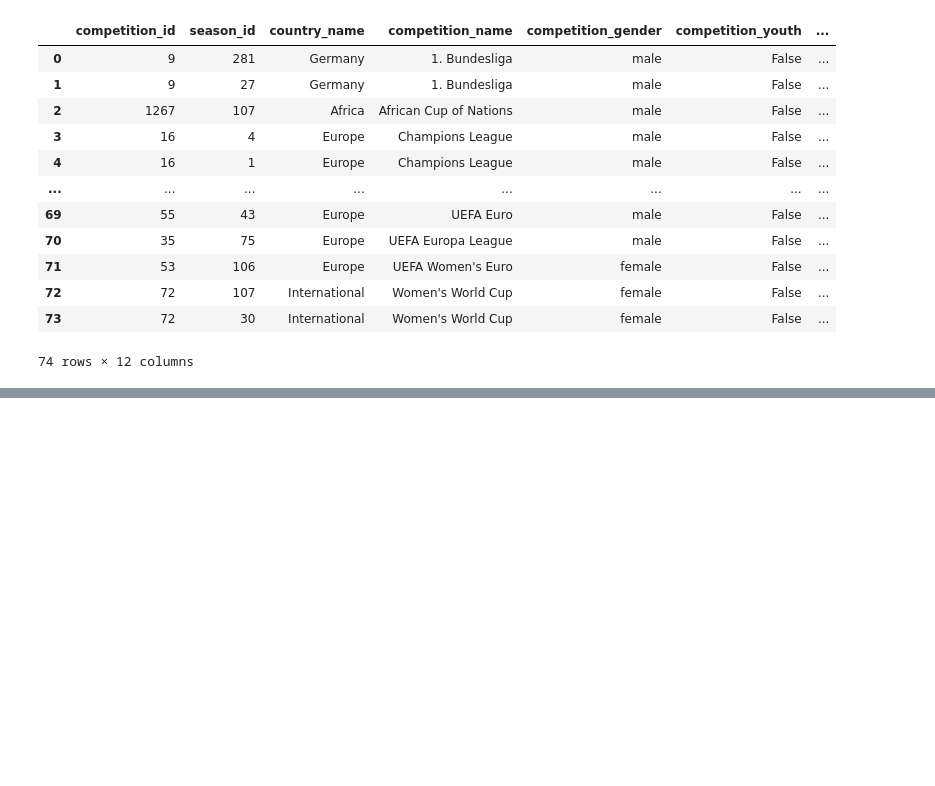
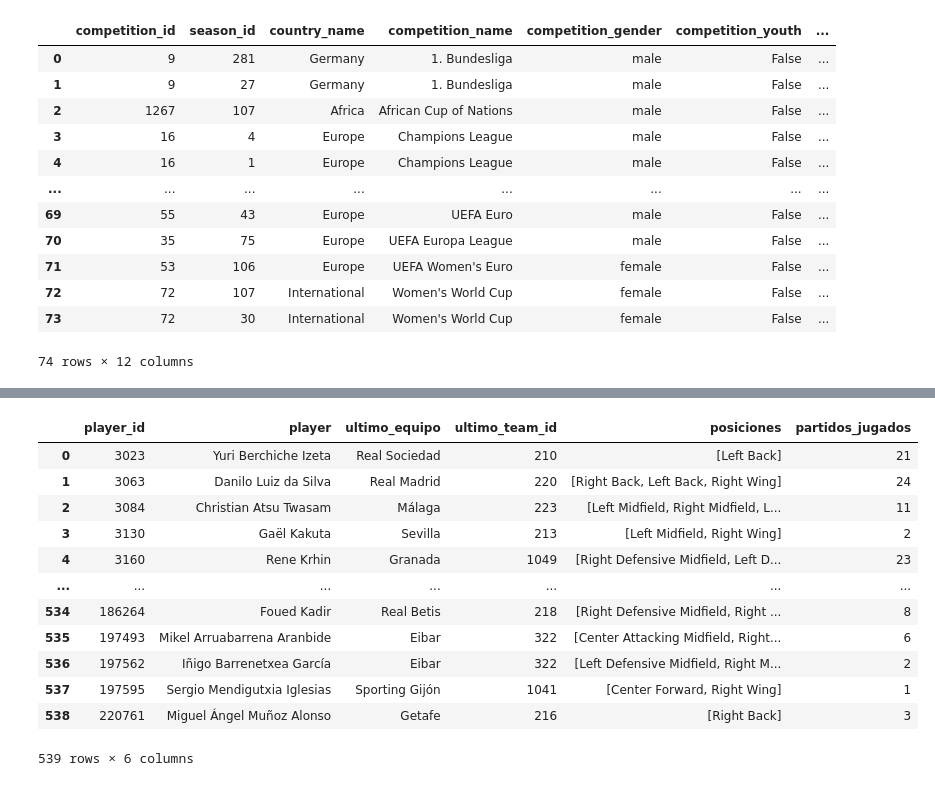
Before and after one commit to Germiprogramer/TFG-Agente-de-Scouting, a Jupyter notebook: laliga_16.ipynb, the cells around one changed output, grey strips where cells are left out. Cells and saved outputs as stored; diff of their text form; code cells hidden in the pictures; blank space fills up the shorter version.

```diff
--- a/laliga_16.ipynb
+++ b/laliga_16.ipynb
@@ -99,7 +119,7 @@ ligas_16
 eventos_lista = []
 
 # Descargar eventos de cada partido
-for match_id in seriea_16['match_id']:
+for match_id in laliga_16['match_id']:
 
         eventos = sb.events(match_id=match_id)
         eventos['match_id'] = match_id  # Añadir identificador de partido
@@ -107,7 +127,7 @@ for match_id in seriea_16['match_id']:
 
 
 # Unir todos los DataFrames en uno solo
-df_eventos = pd.concat(eventos_lista, ignore_index=True)
+eventos_laliga_16 = pd.concat(eventos_lista, ignore_index=True)
 
 # Guardar como archivo CSV
 #df_eventos.to_csv('eventos_seriea_2016.csv', index=False)
@@ -115,0 +144,45 @@ partido = sb.events(match_id=266557)
+# %%
+def perfil_jugadores(df_eventos):
+    # Eliminar eventos sin jugador
+    df = df_eventos.dropna(subset=['player_id', 'player']).copy()
+
+    # Lista para guardar los resultados
+    perfiles = []
+
+    # Agrupar por jugador
+    for player_id, grupo in df.groupby('player_id'):
+        nombre = grupo['player'].iloc[-1]
+        ultimo_equipo = grupo['team'].dropna().iloc[-1] if 'team' in grupo else None
+        ultimo_team_id = grupo['team_id'].dropna().iloc[-1] if 'team_id' in grupo else None
+        posiciones = grupo['position'].dropna().unique().tolist()
+        partidos_jugados = grupo['match_id'].nunique()  # contar partidos únicos
+
+        perfiles.append({
+            'player_id': int(player_id),
+            'player': nombre,
+            'ultimo_equipo': ultimo_equipo,
+            'ultimo_team_id': ultimo_team_id,
+            'posiciones': posiciones,
+            'partidos_jugados': partidos_jugados
+        })
+
+    return pd.DataFrame(perfiles)
+
+
+perfiles_jugadores = perfil_jugadores(eventos_laliga_16)
+# %%
+perfiles_jugadores
+# %% [output]
+|  | player_id | player | ultimo_equipo | ultimo_team_id | posiciones | partidos_jugados |
+| 0 | 3023 | Yuri Berchiche Izeta | Real Sociedad | 210 | [Left Back] | 21 |
+| 1 | 3063 | Danilo Luiz da Silva | Real Madrid | 220 | [Right Back, Left Back, Right Wing] | 24 |
+| 2 | 3084 | Christian Atsu Twasam | Málaga | 223 | [Left Midfield, Right Midfield, L... | 11 |
+| 3 | 3130 | Gaël Kakuta | Sevilla | 213 | [Left Midfield, Right Wing] | 2 |
+| 4 | 3160 | Rene Krhin | Granada | 1049 | [Right Defensive Midfield, Left D... | 23 |
+| ... | ... | ... | ... | ... | ... | ... |
+| 534 | 186264 | Foued Kadir | Real Betis | 218 | [Right Defensive Midfield, Right ... | 8 |
+| 535 | 197493 | Mikel Arruabarrena Aranbide | Eibar | 322 | [Center Attacking Midfield, Right... | 6 |
+| 536 | 197562 | Iñigo Barrenetxea García | Eibar | 322 | [Left Defensive Midfield, Right M... | 2 |
+| 537 | 197595 | Sergio Mendigutxia Iglesias | Sporting Gijón | 1041 | [Center Forward, Right Wing] | 1 |
+| 538 | 220761 | Miguel Ángel Muñoz Alonso | Getafe | 216 | [Right Back] | 3 |
+539 rows × 6 columns
```
Also changed, not shown: parts of 7 cells of this notebook, 5 other files.
